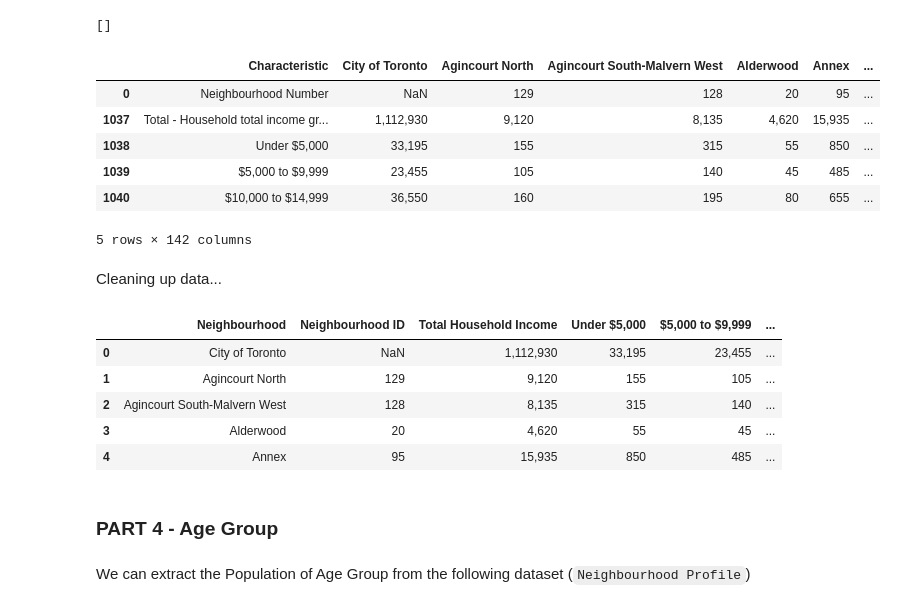
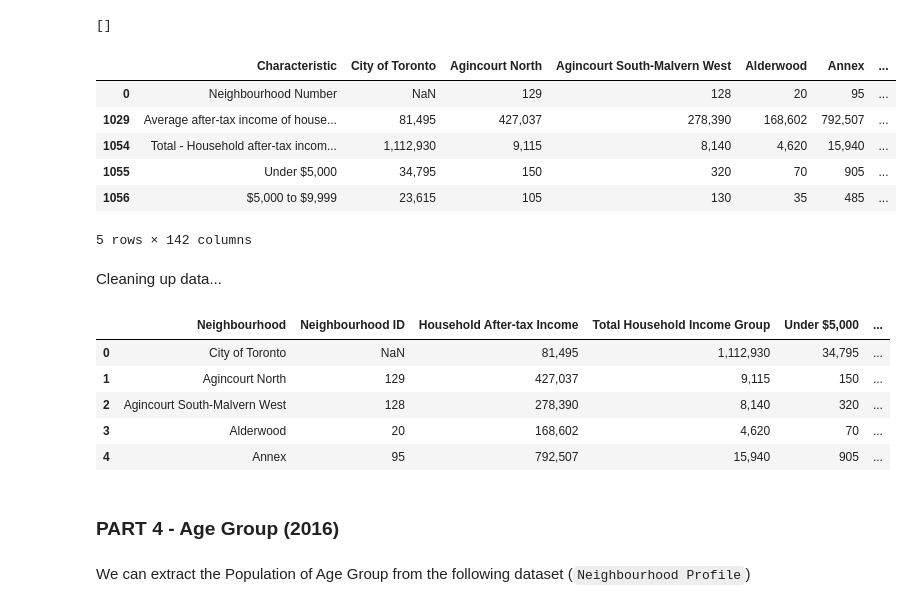
Before and after one commit to rnlclngpilar/SOFE3720-FinalProject, a Jupyter notebook: Final_Project_Clustering_Neighbourhoods.ipynb, the cells around one changed output. Cells and saved outputs as stored; diff of their text form; code cells hidden in the pictures.

```diff
--- a/Final_Project_Clustering_Neighbourhoods.ipynb
+++ b/Final_Project_Clustering_Neighbourhoods.ipynb
@@ -352,15 +379,15 @@ neighbourhood_profile.index[neighbourhood_profile['Characteristic'] == ('Total -
 []
 # %%
 # Slice demographics dataframe to obtain "Household Income" per Neighbourhood
-income_data=neighbourhood_profile.iloc[lambda df: [0,1037,1038,1039,1040,1041,1042,1043,1044,1045,1046,1047,1048,1049,1050,1051,1052,1053], 4:]
+income_data=neighbourhood_profile.iloc[lambda df: [0,1029, 1054,1055,1056,1057,1058,1059,1060,1061,1062,1063,1064,1065,1066,1067,1068,1069], 4:]
 income_data.head()
 # %% [output]
 |  | Characteristic | City of Toronto | Agincourt North | Agincourt South-Malvern West | Alderwood | Annex | ... |
 | 0 | Neighbourhood Number | NaN | 129 | 128 | 20 | 95 | ... |
-| 1037 | Total - Household total income gr... | 1,112,930 | 9,120 | 8,135 | 4,620 | 15,935 | ... |
-| 1038 | Under $5,000 | 33,195 | 155 | 315 | 55 | 850 | ... |
-| 1039 | $5,000 to $9,999 | 23,455 | 105 | 140 | 45 | 485 | ... |
-| 1040 | $10,000 to $14,999 | 36,550 | 160 | 195 | 80 | 655 | ... |
+| 1029 | Average after-tax income of house... | 81,495 | 427,037 | 278,390 | 168,602 | 792,507 | ... |
+| 1054 | Total - Household after-tax incom... | 1,112,930 | 9,115 | 8,140 | 4,620 | 15,940 | ... |
+| 1055 | Under $5,000 | 34,795 | 150 | 320 | 70 | 905 | ... |
+| 1056 | $5,000 to $9,999 | 23,615 | 105 | 130 | 35 | 485 | ... |
 5 rows × 142 columns
 # %% [markdown]
 Cleaning up data...
@@ -373,7 +400,8 @@ income_data.reset_index(inplace = True)
 # Re-order columns
 income_data.columns = ['Neighbourhood',
                         'Neighbourhood ID',
-                        'Total Household Income',
+                        'Household After-tax Income',
+                        'Total Household Income Group',
                         'Under $5,000',
                         '$5,000 to $9,999',
                         '$10,000 to $14,999',
@@ -388,19 +416,18 @@ income_data.columns = ['Neighbourhood',
                         '$70,000 to $79,999',
                         '$80,000 to $89,999',
                         '$90,000 to $99,999',
-                        '$100,000 and over',
-                        '$200,000 and over']
+                        '$100,000 and over']
 # Set Neighbourhood ID and Unemployment Rate to numeric type
 income_data.head()
 # %% [output]
-|  | Neighbourhood | Neighbourhood ID | Total Household Income | Under $5,000 | $5,000 to $9,999 | ... |
-| 0 | City of Toronto | NaN | 1,112,930 | 33,195 | 23,455 | ... |
-| 1 | Agincourt North | 129 | 9,120 | 155 | 105 | ... |
-| 2 | Agincourt South-Malvern West | 128 | 8,135 | 315 | 140 | ... |
-| 3 | Alderwood | 20 | 4,620 | 55 | 45 | ... |
-| 4 | Annex | 95 | 15,935 | 850 | 485 | ... |
+|  | Neighbourhood | Neighbourhood ID | Household After-tax Income | Total Household Income Group | Under $5,000 | ... |
+| 0 | City of Toronto | NaN | 81,495 | 1,112,930 | 34,795 | ... |
+| 1 | Agincourt North | 129 | 427,037 | 9,115 | 150 | ... |
+| 2 | Agincourt South-Malvern West | 128 | 278,390 | 8,140 | 320 | ... |
+| 3 | Alderwood | 20 | 168,602 | 4,620 | 70 | ... |
+| 4 | Annex | 95 | 792,507 | 15,940 | 905 | ... |
 # %% [markdown]
-### **PART 4 - Age Group**
+### **PART 4 - Age Group (2016)**
 # %% [markdown]
 We can extract the Population of Age Group from the following dataset (`Neighbourhood Profile`)
 # %%
```
Also changed, not shown: parts of 25 cells of this notebook.
